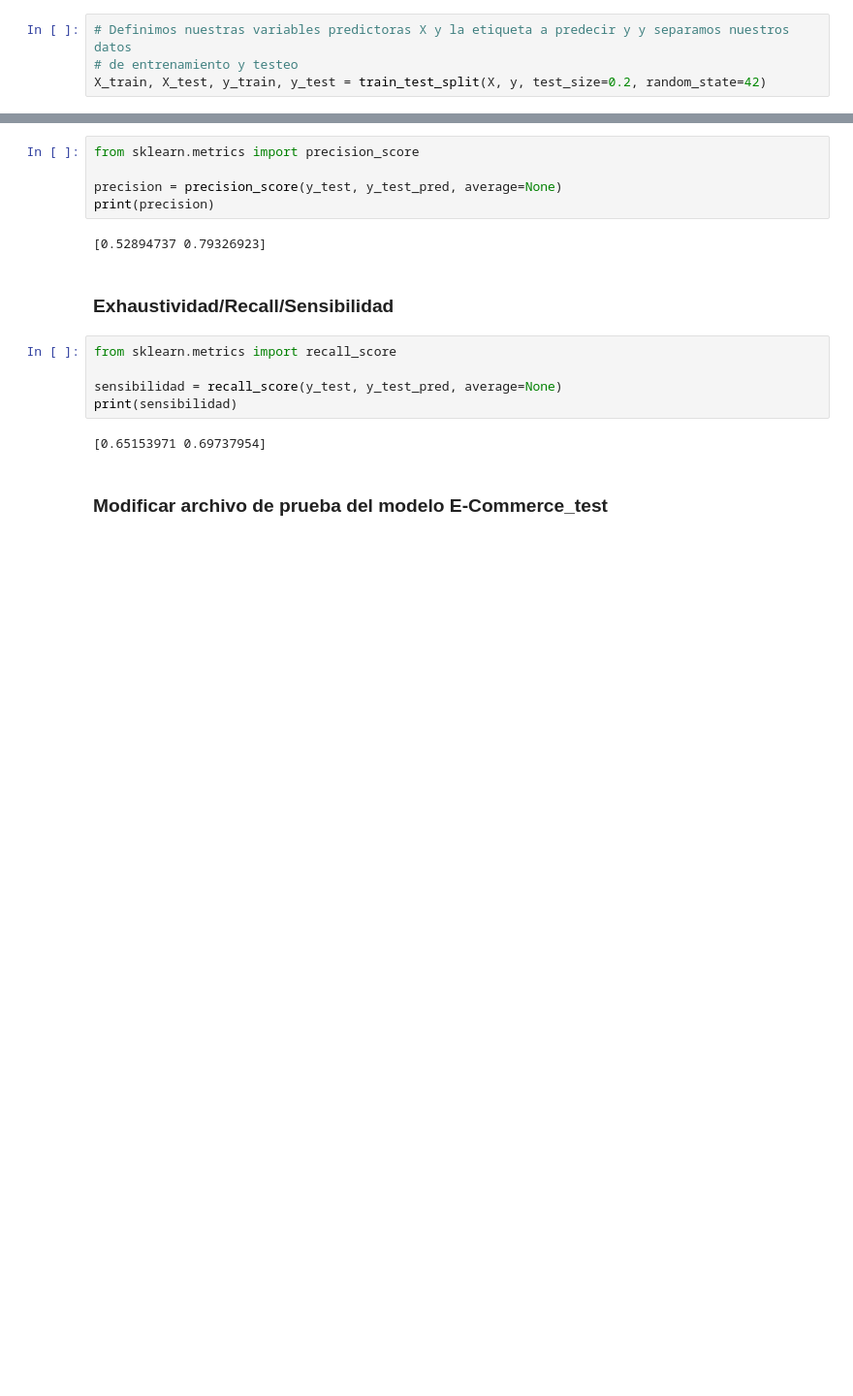
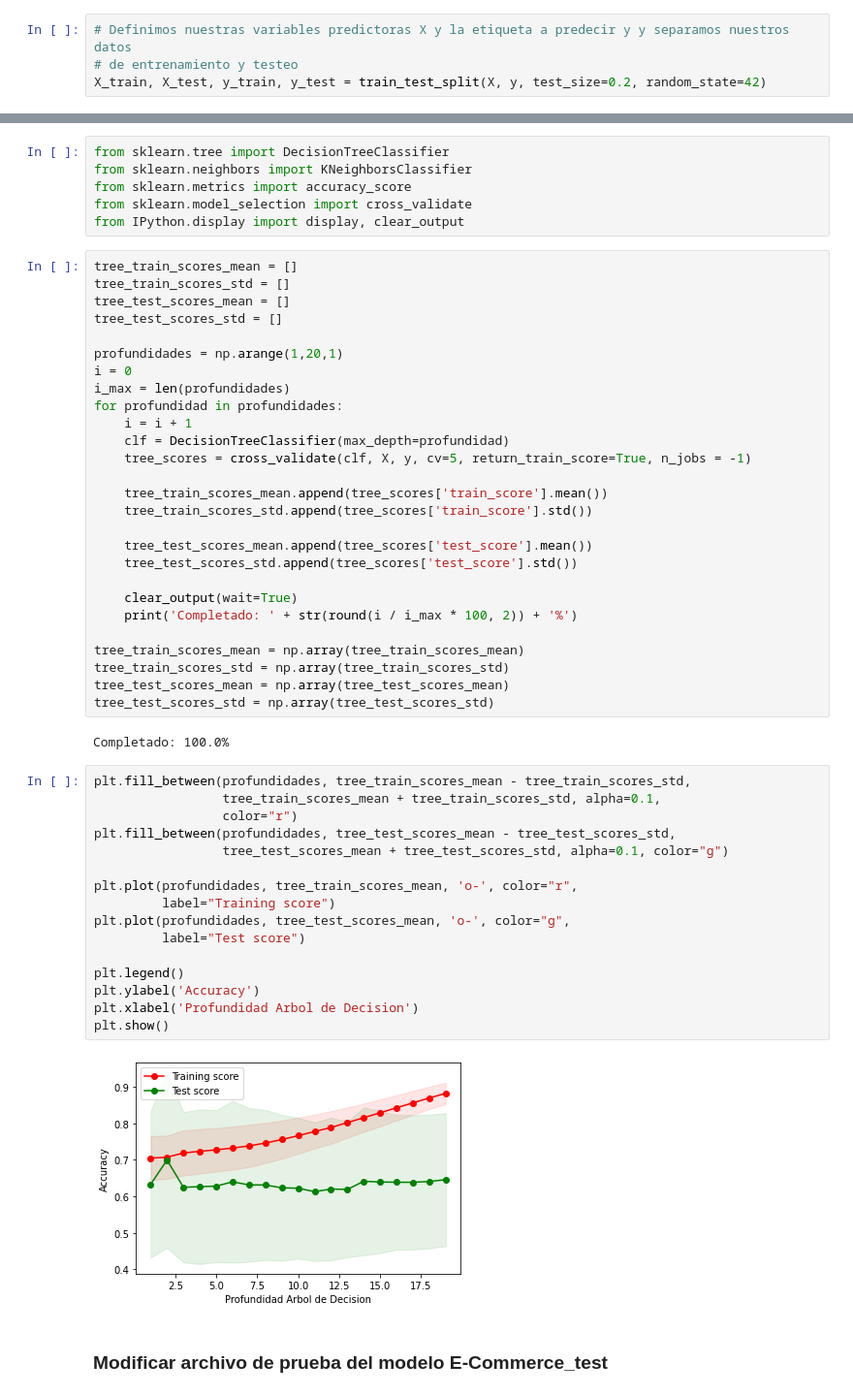
Before and after one commit to VladT-Tempest/Datathon, a Jupyter notebook: ML_Practice.ipynb, the cells around one changed output, grey strips where cells are left out. Shown at 97% size. Cells and saved outputs as stored; diff of their text form; blank space fills up the shorter version.

```diff
--- a/ML_Practice.ipynb
+++ b/ML_Practice.ipynb
@@ -355,19 +359,56 @@ print(exactitud)
-# %%
-from sklearn.metrics import precision_score
-
-precision = precision_score(y_test, y_test_pred, average=None)
-print(precision)
-# %% [output]
-[0.52894737 0.79326923]
-# %% [markdown]
-### Exhaustividad/Recall/Sensibilidad
-# %%
-from sklearn.metrics import recall_score
-
-sensibilidad = recall_score(y_test, y_test_pred, average=None)
-print(sensibilidad)
-# %% [output]
-[0.65153971 0.69737954]
+# %%
+from sklearn.tree import DecisionTreeClassifier
+from sklearn.neighbors import KNeighborsClassifier
+from sklearn.metrics import accuracy_score
+from sklearn.model_selection import cross_validate
+from IPython.display import display, clear_output
+# %%
+tree_train_scores_mean = []
+tree_train_scores_std = []
+tree_test_scores_mean = []
+tree_test_scores_std = []
+
+profundidades = np.arange(1,20,1)
+i = 0
+i_max = len(profundidades)
+for profundidad in profundidades:
+    i = i + 1
+    clf = DecisionTreeClassifier(max_depth=profundidad)
+    tree_scores = cross_validate(clf, X, y, cv=5, return_train_score=True, n_jobs = -1)
+
+    tree_train_scores_mean.append(tree_scores['train_score'].mean())
+    tree_train_scores_std.append(tree_scores['train_score'].std())
+
+    tree_test_scores_mean.append(tree_scores['test_score'].mean())
+    tree_test_scores_std.append(tree_scores['test_score'].std())
+
+    clear_output(wait=True)
+    print('Completado: ' + str(round(i / i_max * 100, 2)) + '%')
+
+tree_train_scores_mean = np.array(tree_train_scores_mean)
+tree_train_scores_std = np.array(tree_train_scores_std)
+tree_test_scores_mean = np.array(tree_test_scores_mean)
+tree_test_scores_std = np.array(tree_test_scores_std)
+# %% [output]
+Completado: 100.0%
+# %%
+plt.fill_between(profundidades, tree_train_scores_mean - tree_train_scores_std,
+                 tree_train_scores_mean + tree_train_scores_std, alpha=0.1,
+                 color="r")
+plt.fill_between(profundidades, tree_test_scores_mean - tree_test_scores_std,
+                 tree_test_scores_mean + tree_test_scores_std, alpha=0.1, color="g")
+
+plt.plot(profundidades, tree_train_scores_mean, 'o-', color="r",
+         label="Training score")
+plt.plot(profundidades, tree_test_scores_mean, 'o-', color="g",
+         label="Test score")
+
+plt.legend()
+plt.ylabel('Accuracy')
+plt.xlabel('Profundidad Arbol de Decision')
+plt.show()
+# %% [output]
+[figure, added]
 # %% [markdown]
 ### Modificar archivo de prueba del modelo E-Commerce_test
 # %%
```
Also changed, not shown: parts of 21 cells of this notebook, 1 other file.
